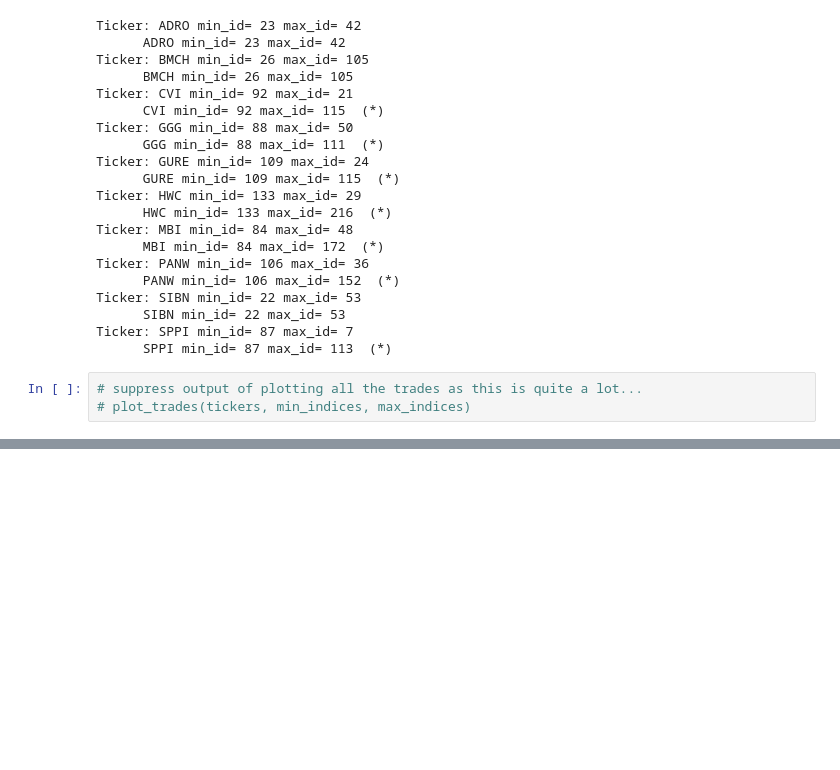
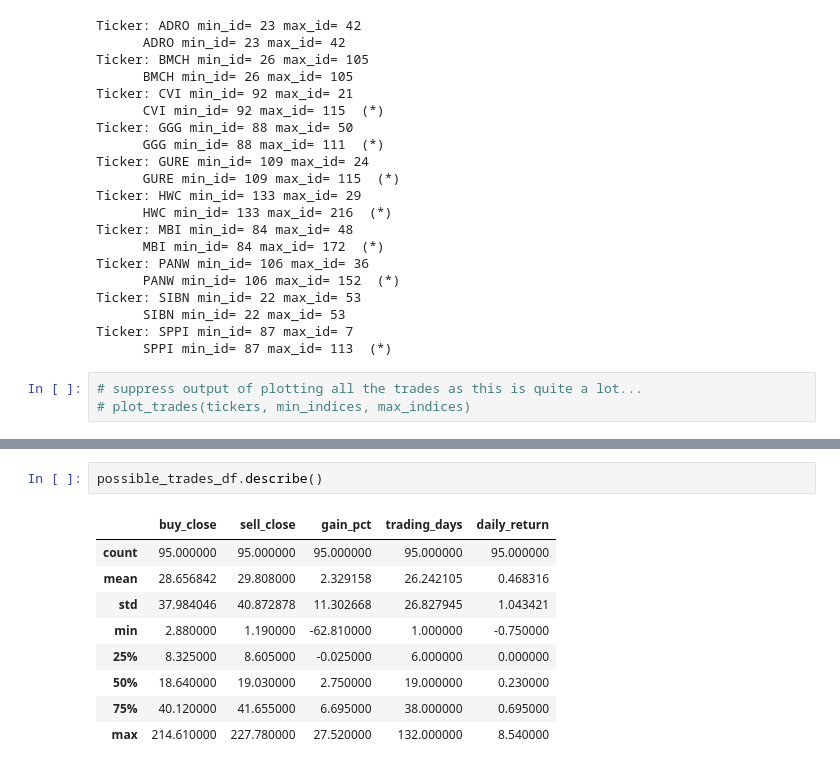
Before and after one commit to frkornet/Stock-Market-Final-Project, a Jupyter notebook: notebook/backtest.ipynb, the cells around one changed output, grey strips where cells are left out. Saved outputs shown, nothing was run; the diff lists cells and outputs as text; blank space fills up the shorter version.

```diff
--- a/notebook/backtest.ipynb
+++ b/notebook/backtest.ipynb
@@ -86,0 +266,12 @@ Ticker: SPPI min_id= 87 max_id= 7
+# %%
+possible_trades_df.describe()
+# %% [output]
+|  | buy_close | sell_close | gain_pct | trading_days | daily_return |
+| count | 95.000000 | 95.000000 | 95.000000 | 95.000000 | 95.000000 |
+| mean | 28.656842 | 29.808000 | 2.329158 | 26.242105 | 0.468316 |
+| std | 37.984046 | 40.872878 | 11.302668 | 26.827945 | 1.043421 |
+| min | 2.880000 | 1.190000 | -62.810000 | 1.000000 | -0.750000 |
+| 25% | 8.325000 | 8.605000 | -0.025000 | 6.000000 | 0.000000 |
+| 50% | 18.640000 | 19.030000 | 2.750000 | 19.000000 | 0.230000 |
+| 75% | 40.120000 | 41.655000 | 6.695000 | 38.000000 | 0.695000 |
+| max | 214.610000 | 227.780000 | 27.520000 | 132.000000 | 8.540000 |
```
Also changed, not shown: parts of 10 cells of this notebook, 1 other file.
